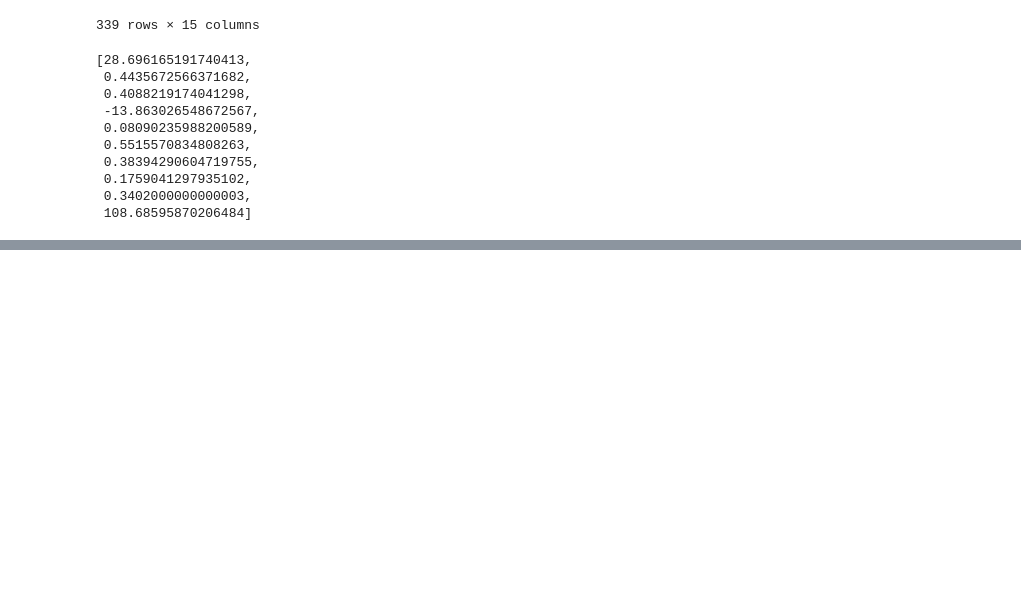
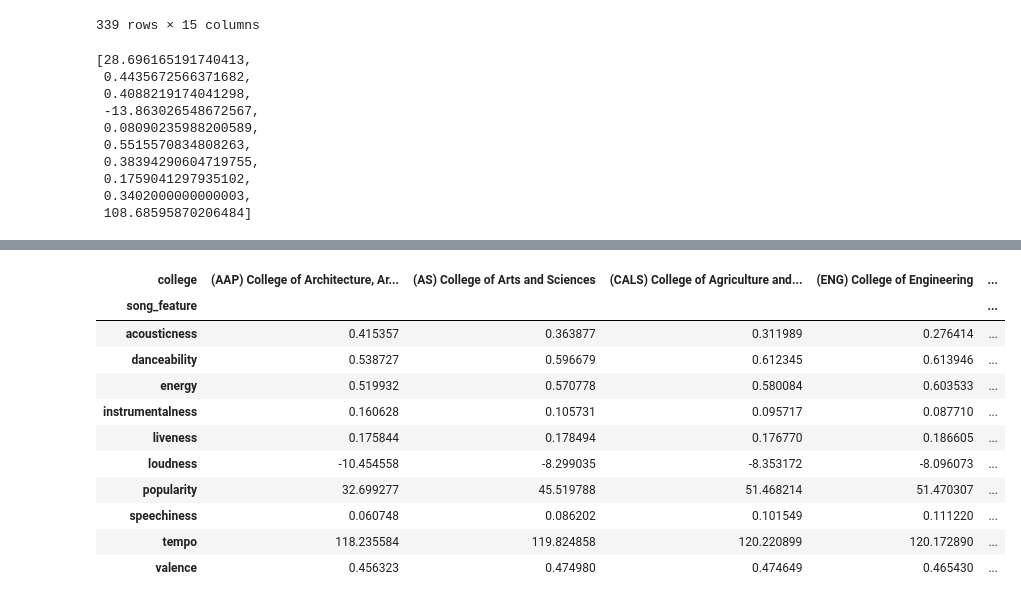
Before and after one commit to ahmedksultan/cdjsp23_brs, a Jupyter notebook: nb_playground4.ipynb, the cells around one changed output, grey strips where cells are left out. Saved outputs shown, nothing was run; the diff lists cells and outputs as text; code cells hidden in the pictures; blank space fills up the shorter version.

```diff
--- a/nb_playground4.ipynb
+++ b/nb_playground4.ipynb
@@ -88,0 +133,38 @@ feature_averages
+# %%
+colleges = ['(AS) College of Arts and Sciences','(ENG) College of Engineering',\
+            '(CALS) College of Agriculture and Life Sciences','(AAP) College of Architecture, Art and Planning',\
+            '(ILR) School of Industrial and Labor Relations',\
+            '(HUMEC) College of Human Ecology']
+
+song_features = ['popularity','danceability', 'energy', 'loudness', 'speechiness',
+       'acousticness', 'instrumentalness', 'liveness', 'valence', 'tempo']
+
+# loop over the colleges and song features to populate the dataframe
+mean_list = []
+
+for college in colleges:
+    college_data = merged_data[merged_data['Q1'] == college]
+    for song_feature in song_features:
+        mean = college_data[song_feature].mean()
+        mean_list.append({'college': college, 'song_feature': song_feature, 'mean': mean})
+
+mean_df = pd.DataFrame(mean_list)
+
+# Pivot the dataframe
+mean_df = pd.pivot(mean_df, index='song_feature', columns='college', values='mean')
+
+# Print the pivoted dataframe
+mean_df
+# %% [output]
+| college | (AAP) College of Architecture, Ar... | (AS) College of Arts and Sciences | (CALS) College of Agriculture and... | (ENG) College of Engineering | ... |
+| song_feature |  |  |  |  | ... |
+| acousticness | 0.415357 | 0.363877 | 0.311989 | 0.276414 | ... |
+| danceability | 0.538727 | 0.596679 | 0.612345 | 0.613946 | ... |
+| energy | 0.519932 | 0.570778 | 0.580084 | 0.603533 | ... |
+| instrumentalness | 0.160628 | 0.105731 | 0.095717 | 0.087710 | ... |
+| liveness | 0.175844 | 0.178494 | 0.176770 | 0.186605 | ... |
+| loudness | -10.454558 | -8.299035 | -8.353172 | -8.096073 | ... |
+| popularity | 32.699277 | 45.519788 | 51.468214 | 51.470307 | ... |
+| speechiness | 0.060748 | 0.086202 | 0.101549 | 0.111220 | ... |
+| tempo | 118.235584 | 119.824858 | 120.220899 | 120.172890 | ... |
+| valence | 0.456323 | 0.474980 | 0.474649 | 0.465430 | ... |
```
Also changed, not shown: parts of 6 cells of this notebook.
